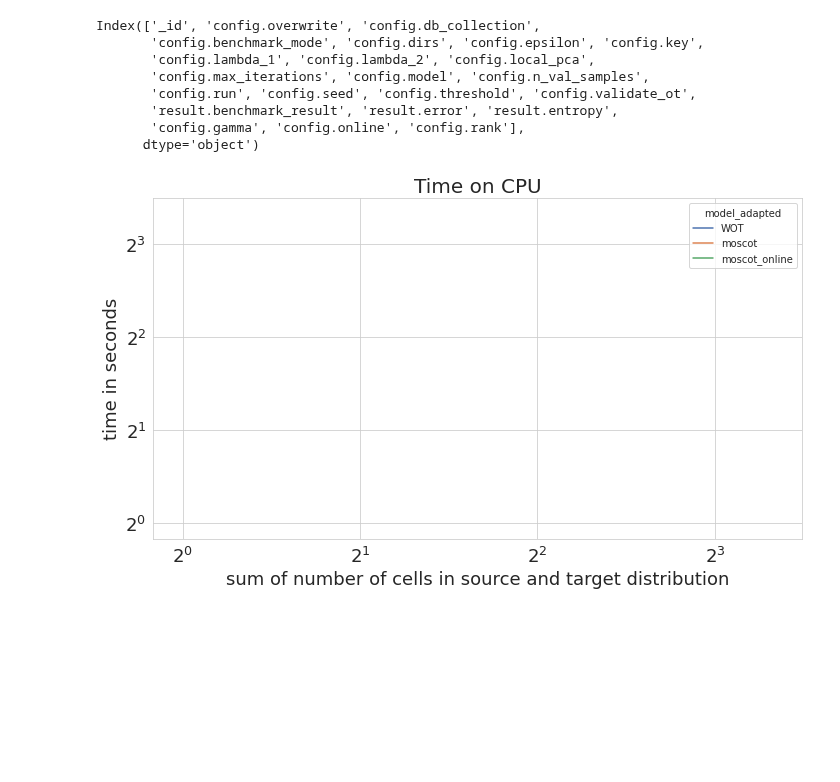
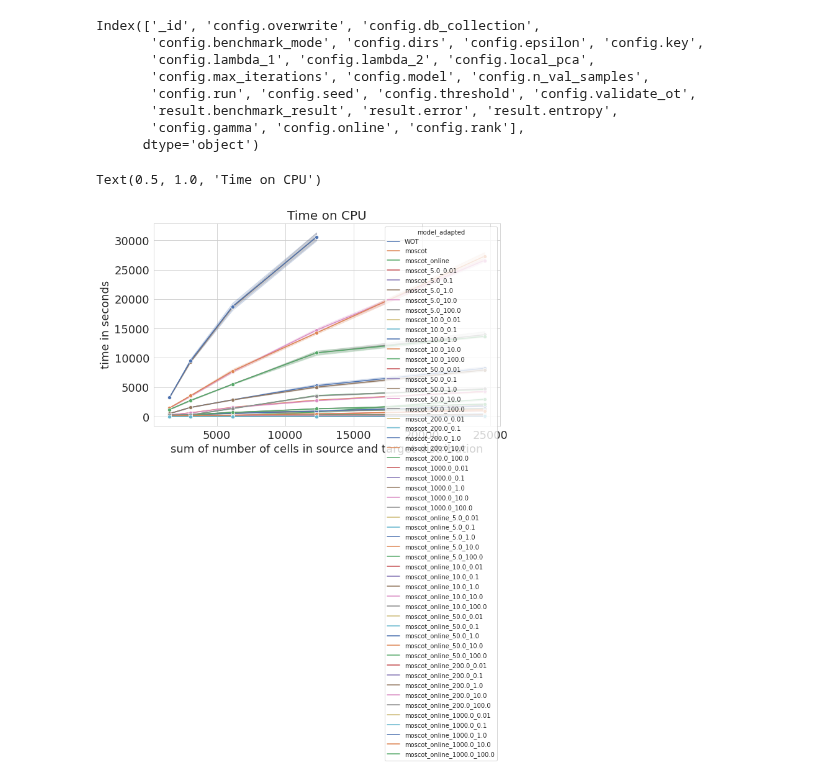
Before and after one commit to theislab/moscot_benchmarks, a Jupyter notebook: experiments/time/simulated_data/notebooks/MIA_figures/tedsim_cpu_time_benchmark.ipynb, the cells around one changed output. Drawn from its saved outputs; the diff is of its cells as text; code cells hidden in the pictures; blank space fills up the shorter version.

```diff
--- a/experiments/time/simulated_data/notebooks/MIA_figures/tedsim_cpu_time_benchmark.ipynb
+++ b/experiments/time/simulated_data/notebooks/MIA_figures/tedsim_cpu_time_benchmark.ipynb
@@ -9,10 +9,10 @@ import os
 output_dir = "figures"
 # %%
 dic = {}
-dic["/home/icb/dominik.klein/data/adatas_tedsim_benchmark/adatas/1024_true_coupling.h5ad"] = 512+1024
-dic["/home/icb/dominik.klein/data/adatas_tedsim_benchmark/adatas/2048_true_coupling.h5ad"] = 1024+2048
-dic["/home/icb/dominik.klein/data/adatas_tedsim_benchmark/adatas/4096_true_coupling.h5ad"] = 2048+4096
-dic["/home/icb/dominik.klein/data/adatas_tedsim_benchmark/adatas/8192_true_coupling.h5ad"] = 4096+8192
-dic["/home/icb/dominik.klein/data/adatas_tedsim_benchmark/adatas/16384_true_coupling.h5ad"] = 8192+16384
+dic["/home/icb/dominik.klein/data/Sliced_adata/1024_true_coupling.h5ad"] = 512+1024
+dic["/home/icb/dominik.klein/data/Sliced_adata/2048_true_coupling.h5ad"] = 1024+2048
+dic["/home/icb/dominik.klein/data/Sliced_adata/4096_true_coupling.h5ad"] = 2048+4096
+dic["/home/icb/dominik.klein/data/Sliced_adata/8192_true_coupling.h5ad"] = 4096+8192
+dic["/home/icb/dominik.klein/data/Sliced_adata/16384_true_coupling.h5ad"] = 8192+16384
 # %%
-results = seml.get_results('new_benchmark_cpu_time', to_data_frame=True)
+results = seml.get_results('06_cpu_time', to_data_frame=True)
@@ -84,38 +65,42 @@ def adapt_model(x):
 
 results["model_adapted"] = results.apply(lambda x: adapt_model(x), axis=1)
 # %%
+import matplotlib.pyplot as plt
+
 rows = 1
 cols = 1
 size = 5
 
 
 fig, axs = plt.subplots(rows, cols, figsize=(2*cols*(size),rows*(size+1)))
-pl = sns.lineplot(x='n_cells', y='result.benchmark_result', hue="model_adapted", marker='o',
+plt = sns.lineplot(x='n_cells', y='result.benchmark_result', hue="model_adapted", marker='o',
                      data=results, ax=axs, palette=palette, markers=True)
-plt.xscale('log', basex=2)
-plt.yscale('log', basey=2)
-handles, _labels = axs.get_legend_handles_labels()
+
+#plt.xscale('log', basex=2)
+#plt.yscale('log', basey=2)
+#handles, _labels = axs.get_legend_handles_labels()
 
 #labels = [*map(labels_dict.get, _labels)]
 
 #axs.legend(handles, labels, frameon=True, fontsize = 16, ncol=1, loc=(1.05,0),
 #            handlelength=1, handletextpad=0.6, borderaxespad=.4, columnspacing=.6)
 
 axs.set_ylabel('time in seconds', fontsize=18)
 
 axs.set_xlabel('sum of number of cells in source and target distribution', fontsize=18)
 axs.tick_params(axis='both', which='major', labelsize=18)
 axs.set_title("Time on CPU", fontsize=20)
-_, xlabels = plt.xticks()
+#_, xlabels = plt.xticks()
 
 
 
 
-plt.tight_layout()
+#plt.tight_layout()
 
 #plt.savefig(os.path.join("figures", "f_cpu_time_full_rank.png"), dpi=300)
 # %% [output]
+Text(0.5, 1.0, 'Time on CPU')
-[figure, old version]
+[figure, new version]
 # %%
 def adapt_error(x):
     if isinstance(x['result.error'], np.ndarray):
```
Also changed, not shown: parts of 6 cells of this notebook, 3 other files.
